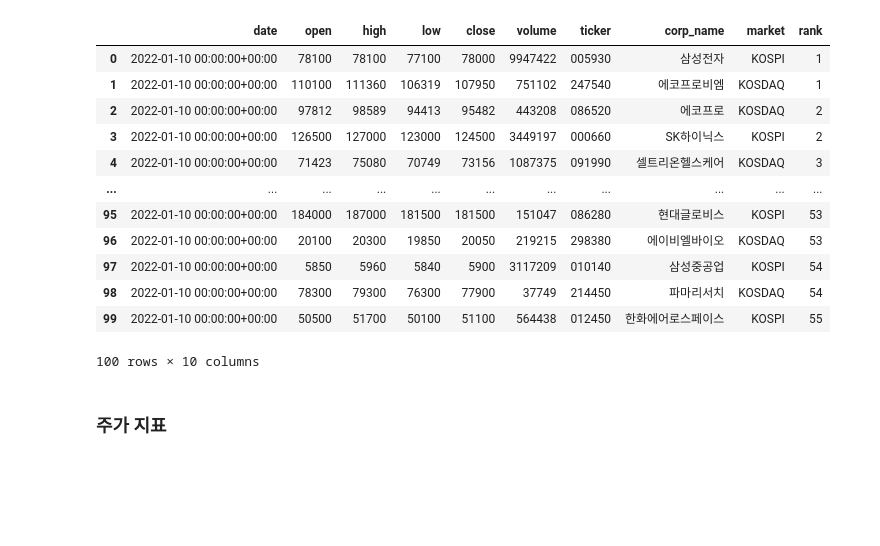
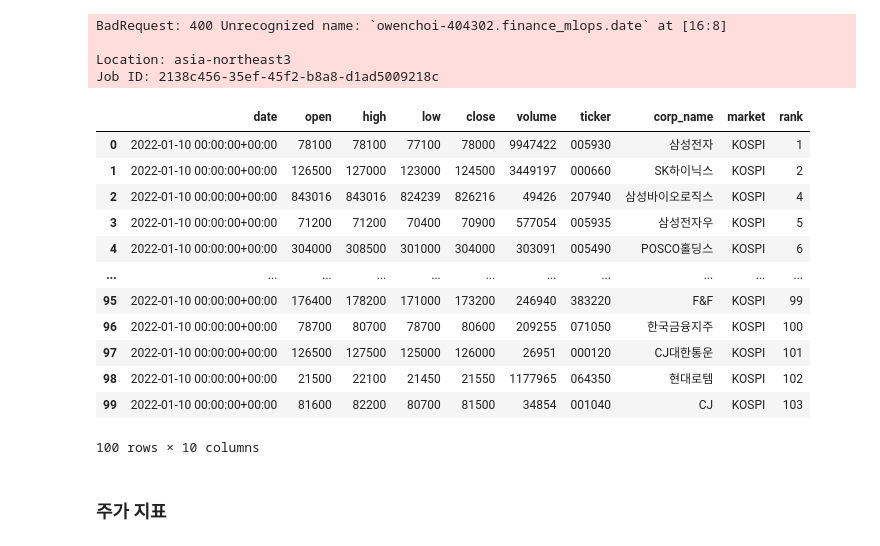
Before and after one commit to Unfinishedgod/finance_mlops, a Jupyter notebook: jupyter/cleaning/kor_stock_cleaning.ipynb, the cells around one changed output. Cells and saved outputs as stored; diff of their text form; code cells hidden in the pictures; blank space fills up the shorter version.

```diff
--- a/jupyter/cleaning/kor_stock_cleaning.ipynb
+++ b/jupyter/cleaning/kor_stock_cleaning.ipynb
@@ -107,7 +107,7 @@ select
 from `{project_id}.{dataset_id}.kor_stock_ohlcv`
 left join  `{project_id}.{dataset_id}.kor_ticker_list`
 on `{project_id}.{dataset_id}.kor_stock_ohlcv`.ticker = `{project_id}.{dataset_id}.kor_ticker_list`.ticker
-where date > '{query_date}'
+where date > '{query_date}' and market = 'KOSPI'
 order by date, rank asc
 limit 100
 """
@@ -118,19 +118,26 @@ query_job = client.query(sql)
 # 데이터프레임 변환
 ohlcv_df_raw = query_job.to_dataframe()
 # %% [output]
-|  | date | open | high | low | close | volume | ticker | corp_name | market | rank |
-| 0 | 2022-01-10 00:00:00+00:00 | 78100 | 78100 | 77100 | 78000 | 9947422 | 005930 | 삼성전자 | KOSPI | 1 |
-| 1 | 2022-01-10 00:00:00+00:00 | 110100 | 111360 | 106319 | 107950 | 751102 | 247540 | 에코프로비엠 | KOSDAQ | 1 |
-| 2 | 2022-01-10 00:00:00+00:00 | 97812 | 98589 | 94413 | 95482 | 443208 | 086520 | 에코프로 | KOSDAQ | 2 |
-| 3 | 2022-01-10 00:00:00+00:00 | 126500 | 127000 | 123000 | 124500 | 3449197 | 000660 | SK하이닉스 | KOSPI | 2 |
-| 4 | 2022-01-10 00:00:00+00:00 | 71423 | 75080 | 70749 | 73156 | 1087375 | 091990 | 셀트리온헬스케어 | KOSDAQ | 3 |
-| ... | ... | ... | ... | ... | ... | ... | ... | ... | ... | ... |
-| 95 | 2022-01-10 00:00:00+00:00 | 184000 | 187000 | 181500 | 181500 | 151047 | 086280 | 현대글로비스 | KOSPI | 53 |
-| 96 | 2022-01-10 00:00:00+00:00 | 20100 | 20300 | 19850 | 20050 | 219215 | 298380 | 에이비엘바이오 | KOSDAQ | 53 |
-| 97 | 2022-01-10 00:00:00+00:00 | 5850 | 5960 | 5840 | 5900 | 3117209 | 010140 | 삼성중공업 | KOSPI | 54 |
-| 98 | 2022-01-10 00:00:00+00:00 | 78300 | 79300 | 76300 | 77900 | 37749 | 214450 | 파마리서치 | KOSDAQ | 54 |
-| 99 | 2022-01-10 00:00:00+00:00 | 50500 | 51700 | 50100 | 51100 | 564438 | 012450 | 한화에어로스페이스 | KOSPI | 55 |
-100 rows × 10 columns
+BadRequest: 400 Unrecognized name: `owenchoi-404302.finance_mlops.date` at [16:8]
+
+Location: asia-northeast3
+Job ID: 2138c456-35ef-45f2-b8a8-d1ad5009218c
+# %%
+ohlcv_df_raw
+# %% [output]
+|  | date | open | high | low | close | volume | ticker | corp_name | market | rank |
+| 0 | 2022-01-10 00:00:00+00:00 | 78100 | 78100 | 77100 | 78000 | 9947422 | 005930 | 삼성전자 | KOSPI | 1 |
+| 1 | 2022-01-10 00:00:00+00:00 | 126500 | 127000 | 123000 | 124500 | 3449197 | 000660 | SK하이닉스 | KOSPI | 2 |
+| 2 | 2022-01-10 00:00:00+00:00 | 843016 | 843016 | 824239 | 826216 | 49426 | 207940 | 삼성바이오로직스 | KOSPI | 4 |
+| 3 | 2022-01-10 00:00:00+00:00 | 71200 | 71200 | 70400 | 70900 | 577054 | 005935 | 삼성전자우 | KOSPI | 5 |
+| 4 | 2022-01-10 00:00:00+00:00 | 304000 | 308500 | 301000 | 304000 | 303091 | 005490 | POSCO홀딩스 | KOSPI | 6 |
+| ... | ... | ... | ... | ... | ... | ... | ... | ... | ... | ... |
+| 95 | 2022-01-10 00:00:00+00:00 | 176400 | 178200 | 171000 | 173200 | 246940 | 383220 | F&F | KOSPI | 99 |
+| 96 | 2022-01-10 00:00:00+00:00 | 78700 | 80700 | 78700 | 80600 | 209255 | 071050 | 한국금융지주 | KOSPI | 100 |
+| 97 | 2022-01-10 00:00:00+00:00 | 126500 | 127500 | 125000 | 126000 | 26951 | 000120 | CJ대한통운 | KOSPI | 101 |
+| 98 | 2022-01-10 00:00:00+00:00 | 21500 | 22100 | 21450 | 21550 | 1177965 | 064350 | 현대로템 | KOSPI | 102 |
+| 99 | 2022-01-10 00:00:00+00:00 | 81600 | 82200 | 80700 | 81500 | 34854 | 001040 | CJ | KOSPI | 103 |
+100 rows × 10 columns
 # %%
 ohlcv_df_raw = ohlcv_df_raw.fillna(0)
 ticker_list = ohlcv_df_raw['ticker'].unique()
```
Also changed, not shown: parts of 1 cell of this notebook, 2 other files.
